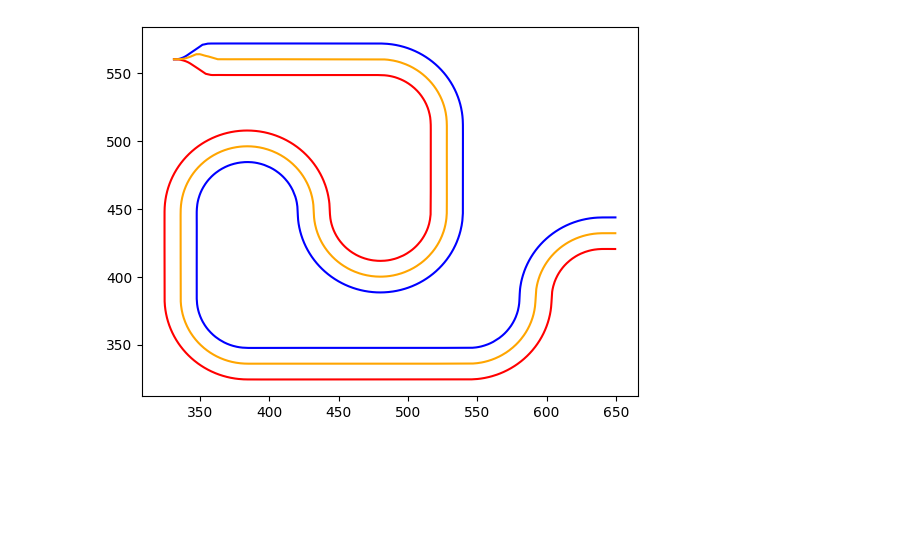
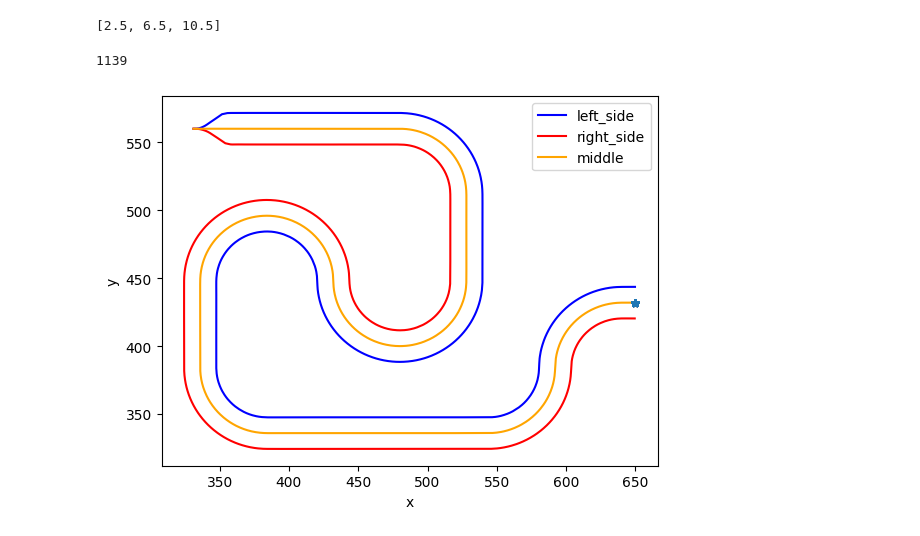
Before and after one commit to victrolles/Trackmania-DL-RL, a Jupyter notebook: maps/get_middle_road.ipynb, the cells around one changed output. Drawn from its saved outputs; the diff is of its cells as text; code cells hidden in the pictures; blank space fills up the shorter version.

```diff
--- a/maps/get_middle_road.ipynb
+++ b/maps/get_middle_road.ipynb
@@ -39,0 +59,3 @@ with open('RL_map_training/road_middle.csv', 'w', newline='') as file:
+# %%
+def get_angle_from_two_points(point, previous_point):
+    return math.atan2(point[0] - previous_point[0], point[1] - previous_point[1])
@@ -40,14 +78,55 @@ with open('RL_map_training/road_middle.csv', 'w', newline='') as file:
+# %%
+liste = [1, 2, 3, 4, 5, 6, 7, 8, 9, 10, 11, 12, 13]
+grouper(liste, 4)
+# %% [output]
+[2.5, 6.5, 10.5]
+# %%
+# find turn
+turns_list_x = []
+turns_list_y = []
+
+df = pd.read_csv('RL_map_training/road_middle.csv')
+list_coordinates = list(zip(df.x_values, df.y_values))
+
+previous_point = list_coordinates[0]
+list_mean_angles = []
+list_angles = []
+group = 4
+
+for point in list_coordinates[1:]:
+
+    angle = get_angle_from_two_points(point, previous_point)
+    list_angles.append(angle)
+    previous_point = point
+
+list_mean_angles = grouper(list_angles, group)
+print(len(list_mean_angles))
+
+previous_mean_angle = list_mean_angles[0]
+for mean_angle in list_mean_angles[1:]:
+    if abs(mean_angle - previous_mean_angle) > 0.1:
+        turns_list_x.append(point[0])
+        turns_list_y.append(point[1])
+    previous_mean_angle = mean_angle
+# %% [output]
+1139
 # %%
 left_side_road_coordinates = pd.read_csv('RL_map_training/road_left.csv')
 right_side_road_coordinates = pd.read_csv('RL_map_training/road_right.csv')
 middle_side_road_coordinates = pd.read_csv('RL_map_training/road_middle.csv')
 
 fig, ax = plt.subplots()
 
-ax.plot(left_side_road_coordinates.x_values, left_side_road_coordinates.y_values, color='blue')
-ax.plot(right_side_road_coordinates.x_values, right_side_road_coordinates.y_values, color='red')
-ax.plot(middle_side_road_coordinates.x_values, middle_side_road_coordinates.y_values, color='orange')
+ax.plot(left_side_road_coordinates.x_values, left_side_road_coordinates.y_values, color='blue', label='left_side')
+ax.plot(right_side_road_coordinates.x_values, right_side_road_coordinates.y_values, color='red', label='right_side')
+ax.plot(middle_side_road_coordinates.x_values, middle_side_road_coordinates.y_values, color='orange', label='middle')
 
+# print(len(turns_list))
+# print(turns_list[0])
+ax.plot(turns_list_x, turns_list_y, marker='*', ls='none')
+
+ax.set(xlabel='x', ylabel='y')
+ax.legend()
 plt.show()
 # %% [output]
-[figure, old version]
+[figure, new version]
```
Also changed, not shown: parts of 3 cells of this notebook, 3 other files.
